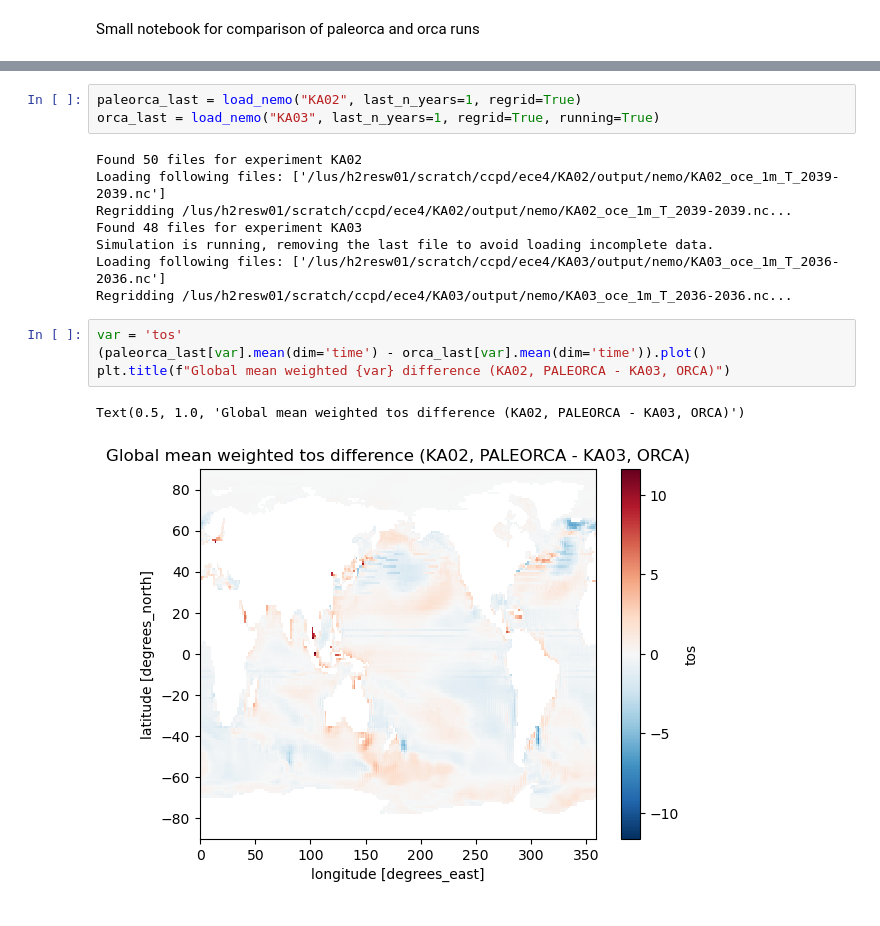
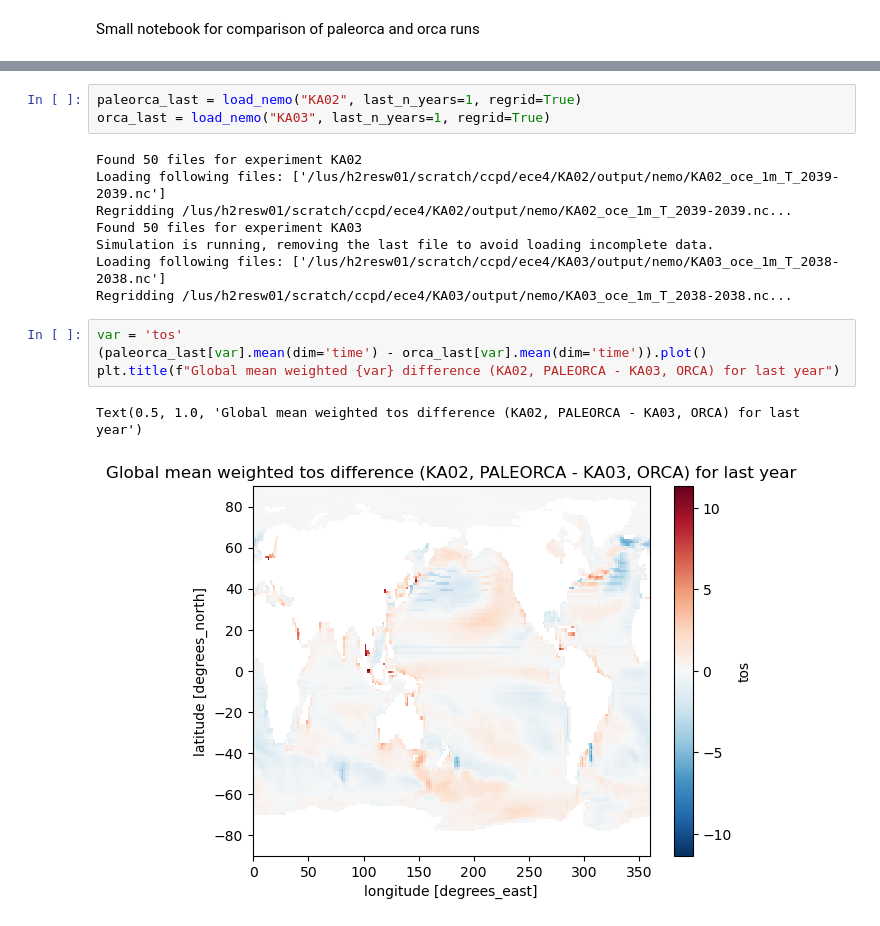
Before and after one commit to renatacoppo/Eocene-creator, a Jupyter notebook: ecefast/analysis/paleorca-vs-orca.ipynb, the cells around one changed output, grey strips where cells are left out. Saved outputs shown, nothing was run; the diff lists cells and outputs as text.

```diff
--- a/ecefast/analysis/paleorca-vs-orca.ipynb
+++ b/ecefast/analysis/paleorca-vs-orca.ipynb
@@ -41,19 +42,19 @@ def load_area(expname):
     return area
 # %%
 paleorca_last = load_nemo("KA02", last_n_years=1, regrid=True)
-orca_last = load_nemo("KA03", last_n_years=1, regrid=True, running=True)
+orca_last = load_nemo("KA03", last_n_years=1, regrid=True)
 # %% [output]
 Found 50 files for experiment KA02
 Loading following files: ['/lus/h2resw01/scratch/ccpd/ece4/KA02/output/nemo/KA02_oce_1m_T_2039-2039.nc']
 Regridding /lus/h2resw01/scratch/ccpd/ece4/KA02/output/nemo/KA02_oce_1m_T_2039-2039.nc...
-Found 48 files for experiment KA03
+Found 50 files for experiment KA03
 Simulation is running, removing the last file to avoid loading incomplete data.
-Loading following files: ['/lus/h2resw01/scratch/ccpd/ece4/KA03/output/nemo/KA03_oce_1m_T_2036-2036.nc']
-Regridding /lus/h2resw01/scratch/ccpd/ece4/KA03/output/nemo/KA03_oce_1m_T_2036-2036.nc...
+Loading following files: ['/lus/h2resw01/scratch/ccpd/ece4/KA03/output/nemo/KA03_oce_1m_T_2038-2038.nc']
+Regridding /lus/h2resw01/scratch/ccpd/ece4/KA03/output/nemo/KA03_oce_1m_T_2038-2038.nc...
 # %%
 var = 'tos'
 (paleorca_last[var].mean(dim='time') - orca_last[var].mean(dim='time')).plot()
-plt.title(f"Global mean weighted {var} difference (KA02, PALEORCA - KA03, ORCA)")
+plt.title(f"Global mean weighted {var} difference (KA02, PALEORCA - KA03, ORCA) for last year")
 # %% [output]
-Text(0.5, 1.0, 'Global mean weighted tos difference (KA02, PALEORCA - KA03, ORCA)')
+Text(0.5, 1.0, 'Global mean weighted tos difference (KA02, PALEORCA - KA03, ORCA) for last year')
-[figure, old version]
+[figure, new version]
```
Also changed, not shown: parts of 5 cells of this notebook.
